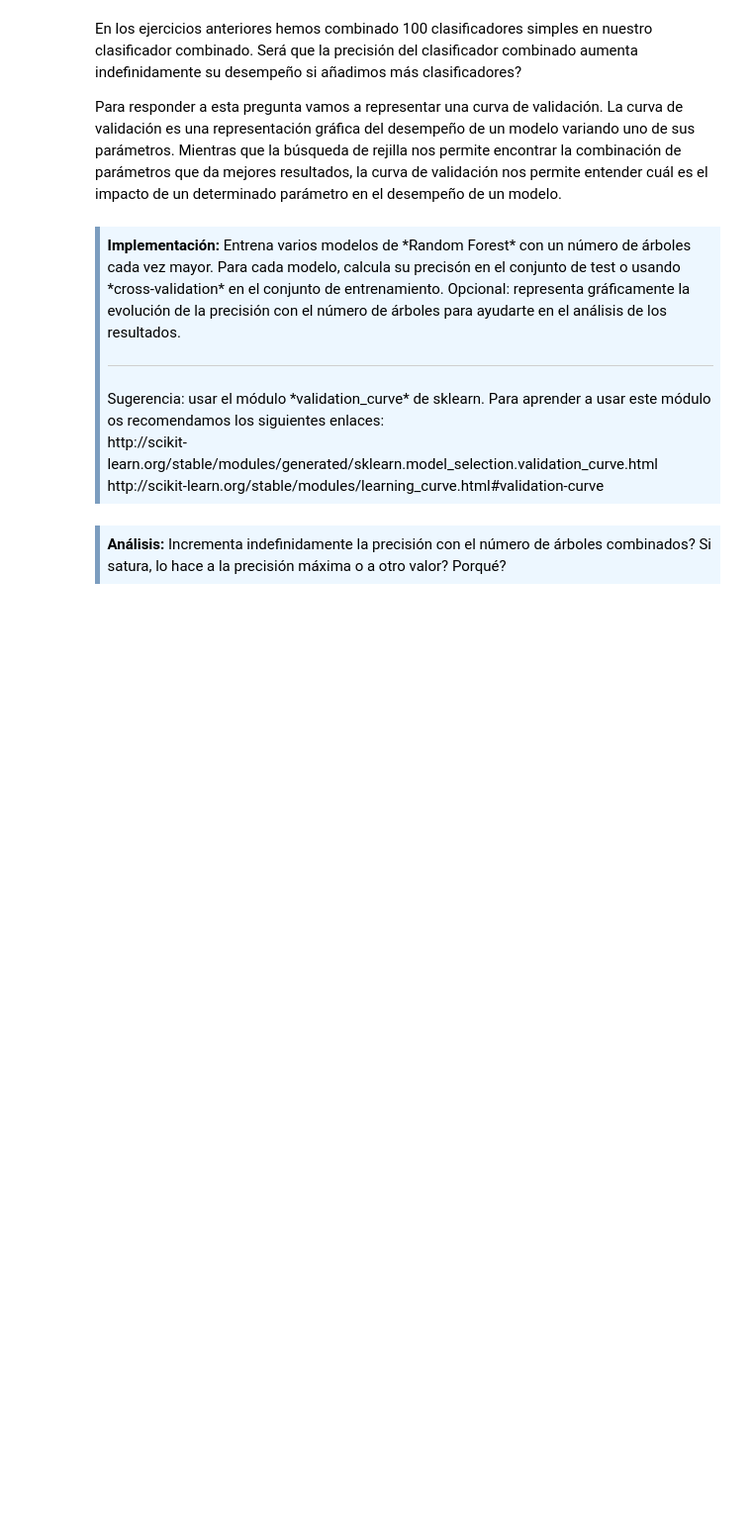
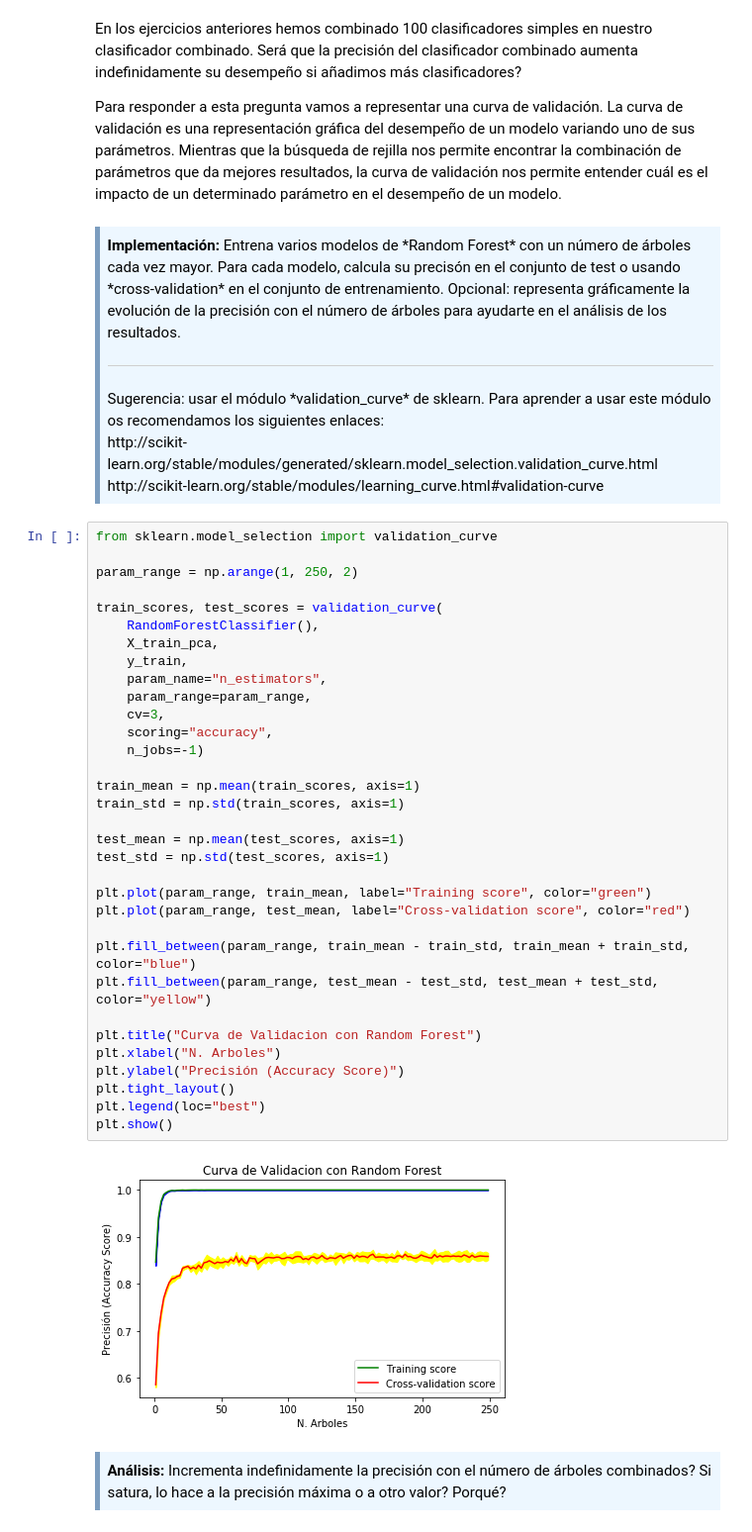
Before and after one commit to fernandoabcampos/advanced-data-mining, a Jupyter notebook: PEC4/20181_M2.855_PEC4-Enunciado.ipynb, the cells around one changed output. Shown at 99% size. Drawn from its saved outputs; the diff is of its cells as text; blank space fills up the shorter version.

Commit message:
validation_curve

```diff
--- a/PEC4/20181_M2.855_PEC4-Enunciado.ipynb
+++ b/PEC4/20181_M2.855_PEC4-Enunciado.ipynb
@@ -273,6 +273,41 @@ Sugerencia: usar el módulo *validation_curve* de sklearn. Para aprender a usar
 http://scikit-learn.org/stable/modules/generated/sklearn.model_selection.validation_curve.html<br>
 http://scikit-learn.org/stable/modules/learning_curve.html#validation-curve
 </div>
+# %%
+from sklearn.model_selection import validation_curve
+
+param_range = np.arange(1, 250, 2)
+
+train_scores, test_scores = validation_curve(
+    RandomForestClassifier(),
+    X_train_pca,
+    y_train,
+    param_name="n_estimators",
+    param_range=param_range,
+    cv=3,
+    scoring="accuracy",
+    n_jobs=-1)
+
+train_mean = np.mean(train_scores, axis=1)
+train_std = np.std(train_scores, axis=1)
+
+test_mean = np.mean(test_scores, axis=1)
+test_std = np.std(test_scores, axis=1)
+
+plt.plot(param_range, train_mean, label="Training score", color="green")
+plt.plot(param_range, test_mean, label="Cross-validation score", color="red")
+
+plt.fill_between(param_range, train_mean - train_std, train_mean + train_std, color="blue")
+plt.fill_between(param_range, test_mean - test_std, test_mean + test_std, color="yellow")
+
+plt.title("Curva de Validacion con Random Forest")
+plt.xlabel("N. Arboles")
+plt.ylabel("Precisión (Accuracy Score)")
+plt.tight_layout()
+plt.legend(loc="best")
+plt.show()
+# %% [output]
+[figure, added]
 # %% [markdown]
 <div style="background-color: #EDF7FF; border-color: #7C9DBF; border-left: 5px solid #7C9DBF; padding: 0.5em;">
 <strong>Análisis:</strong> Incrementa indefinidamente la precisión con el número de árboles combinados? Si satura, lo hace a la precisión máxima o a otro valor? Porqué?
```
Also changed, not shown: parts of 1 cell of this notebook.
